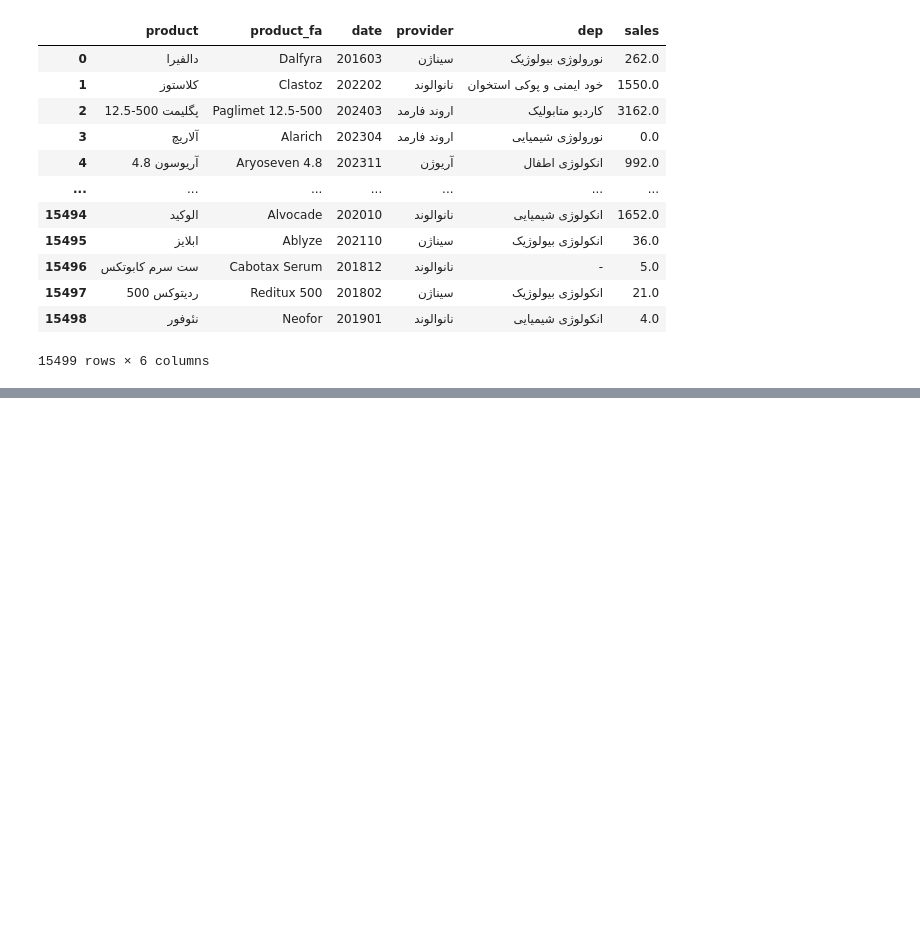
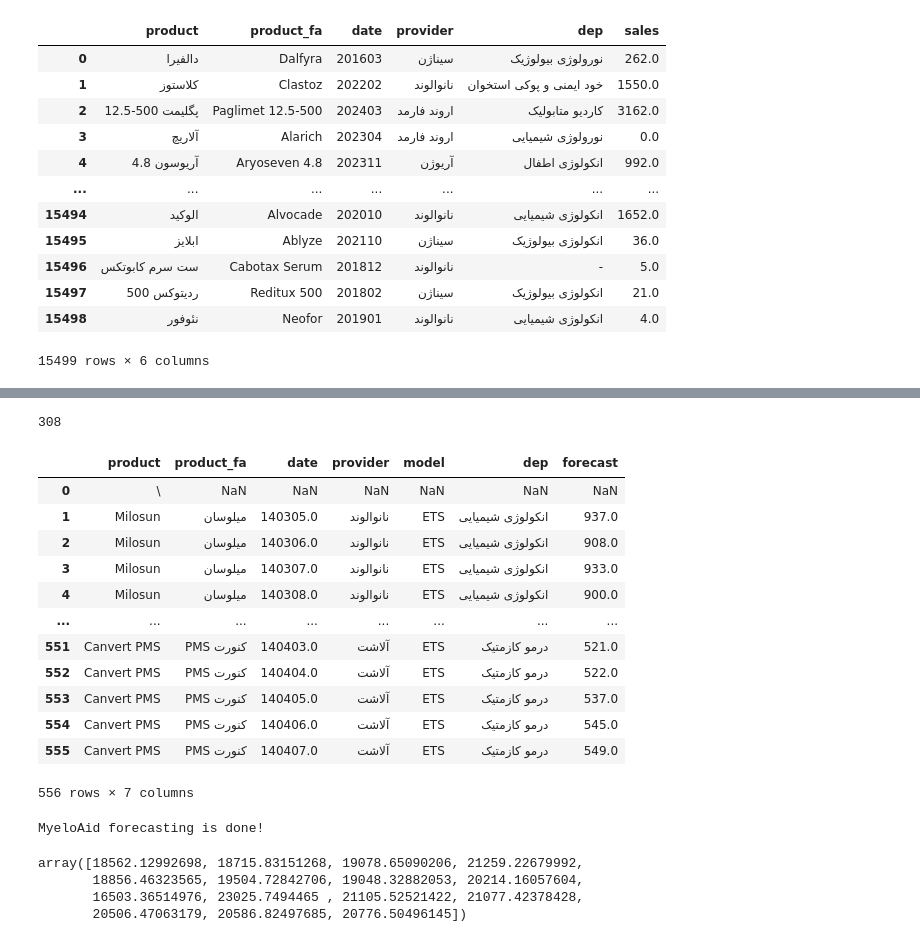
Before and after one commit to ki94mach/PharmProd_Forecast, a Jupyter notebook: src/test.ipynb, the cells around one changed output, grey strips where cells are left out. Cells and saved outputs as stored; diff of their text form; code cells hidden in the pictures; blank space fills up the shorter version.

```diff
--- a/src/test.ipynb
+++ b/src/test.ipynb
@@ -473,0 +481,23 @@ sale_df_total
+# %%
+sale_df_total = self.load_sales_data()
+forecast_df = self.load_forecast_data()
+# %%
+len(sale_df_total['product'].unique())
+# %% [output]
+308
+# %%
+forecast_df
+# %% [output]
+|  | product | product_fa | date | provider | model | dep | forecast |
+| 0 | \ | NaN | NaN | NaN | NaN | NaN | NaN |
+| 1 | Milosun | میلوسان | 140305.0 | نانوالوند | ETS | انکولوژی شیمیایی | 937.0 |
+| 2 | Milosun | میلوسان | 140306.0 | نانوالوند | ETS | انکولوژی شیمیایی | 908.0 |
+| 3 | Milosun | میلوسان | 140307.0 | نانوالوند | ETS | انکولوژی شیمیایی | 933.0 |
+| 4 | Milosun | میلوسان | 140308.0 | نانوالوند | ETS | انکولوژی شیمیایی | 900.0 |
+| ... | ... | ... | ... | ... | ... | ... | ... |
+| 551 | Canvert PMS | PMS کنورت | 140403.0 | آلاشت | ETS | درمو کازمتیک | 521.0 |
+| 552 | Canvert PMS | PMS کنورت | 140404.0 | آلاشت | ETS | درمو کازمتیک | 522.0 |
+| 553 | Canvert PMS | PMS کنورت | 140405.0 | آلاشت | ETS | درمو کازمتیک | 537.0 |
+| 554 | Canvert PMS | PMS کنورت | 140406.0 | آلاشت | ETS | درمو کازمتیک | 545.0 |
+| 555 | Canvert PMS | PMS کنورت | 140407.0 | آلاشت | ETS | درمو کازمتیک | 549.0 |
+556 rows × 7 columns
@@ -473,0 +513,4 @@ sale_df_total
+# %%
+prod_fr.save_csv()
+# %% [output]
+MyeloAid forecasting is done!
@@ -473,0 +521,7 @@ sale_df_total
+# %%
+prod_fr.replace_negative_sales(temp)
+# %% [output]
+array([18562.12992698, 18715.83151268, 19078.65090206, 21259.22679992,
+       18856.46323565, 19504.72842706, 19048.32882053, 20214.16057604,
+       16503.36514976, 23025.7494465 , 21105.52521422, 21077.42378428,
+       20506.47063179, 20586.82497685, 20776.50496145])
```
Also changed, not shown: parts of 6 cells of this notebook, 3 other files.
